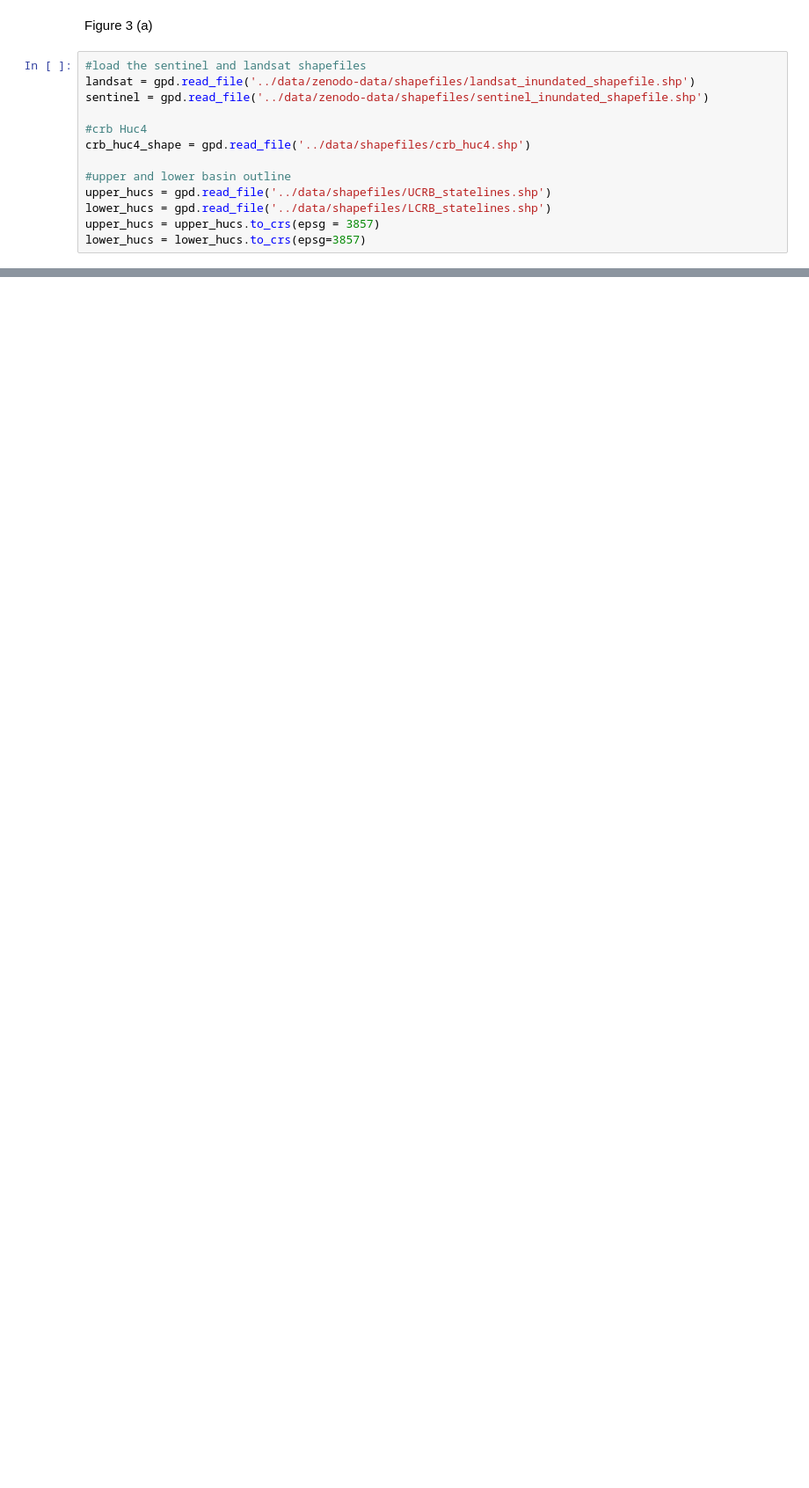
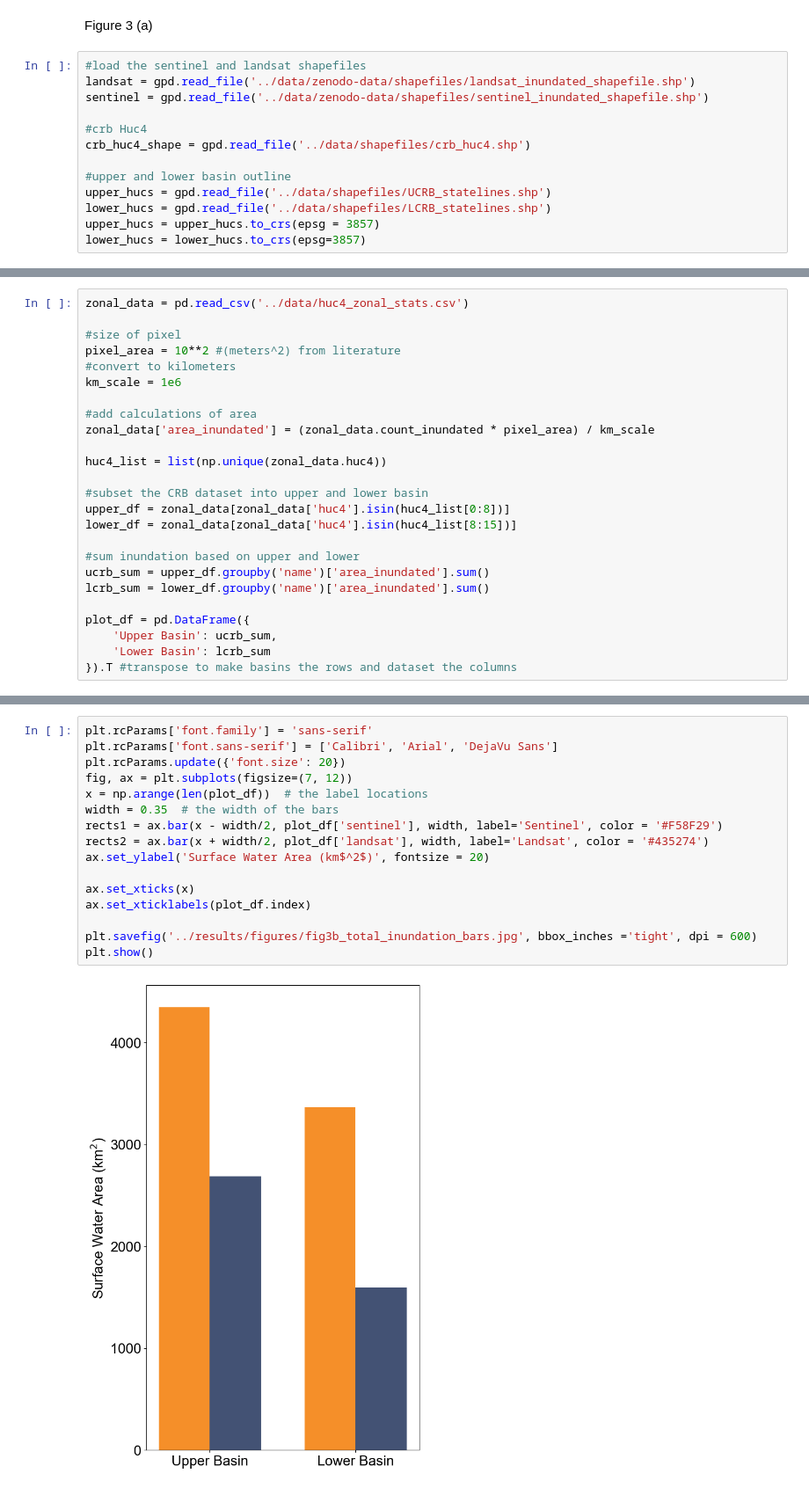
Before and after one commit to ppuentex/detection_comparison-CRB, a Jupyter notebook: results/generate_figures.ipynb, the cells around one changed output, grey strips where cells are left out. Shown at 88% size. Drawn from its saved outputs; the diff is of its cells as text; blank space fills up the shorter version.

```diff
--- a/results/generate_figures.ipynb
+++ b/results/generate_figures.ipynb
@@ -27,0 +65,25 @@ lower_hucs = lower_hucs.to_crs(epsg=3857)
+# %%
+zonal_data = pd.read_csv('../data/huc4_zonal_stats.csv')
+
+#size of pixel
+pixel_area = 10**2 #(meters^2) from literature
+#convert to kilometers
+km_scale = 1e6
+
+#add calculations of area
+zonal_data['area_inundated'] = (zonal_data.count_inundated * pixel_area) / km_scale
+
+huc4_list = list(np.unique(zonal_data.huc4))
+
+#subset the CRB dataset into upper and lower basin
+upper_df = zonal_data[zonal_data['huc4'].isin(huc4_list[0:8])]
+lower_df = zonal_data[zonal_data['huc4'].isin(huc4_list[8:15])]
+
+#sum inundation based on upper and lower
+ucrb_sum = upper_df.groupby('name')['area_inundated'].sum()
+lcrb_sum = lower_df.groupby('name')['area_inundated'].sum()
+
+plot_df = pd.DataFrame({
+    'Upper Basin': ucrb_sum,
+    'Lower Basin': lcrb_sum
+}).T #transpose to make basins the rows and dataset the columns
@@ -27,0 +96,18 @@ lower_hucs = lower_hucs.to_crs(epsg=3857)
+# %%
+plt.rcParams['font.family'] = 'sans-serif'
+plt.rcParams['font.sans-serif'] = ['Calibri', 'Arial', 'DejaVu Sans']
+plt.rcParams.update({'font.size': 20})
+fig, ax = plt.subplots(figsize=(7, 12))
+x = np.arange(len(plot_df))  # the label locations
+width = 0.35  # the width of the bars
+rects1 = ax.bar(x - width/2, plot_df['sentinel'], width, label='Sentinel', color = '#F58F29')
+rects2 = ax.bar(x + width/2, plot_df['landsat'], width, label='Landsat', color = '#435274')
+ax.set_ylabel('Surface Water Area (km$^2$)', fontsize = 20)
+
+ax.set_xticks(x)
+ax.set_xticklabels(plot_df.index)
+
+plt.savefig('../results/figures/fig3b_total_inundation_bars.jpg', bbox_inches ='tight', dpi = 600)
+plt.show()
+# %% [output]
+[figure, added]
```
Also changed, not shown: parts of 9 cells of this notebook, 3 other files.
